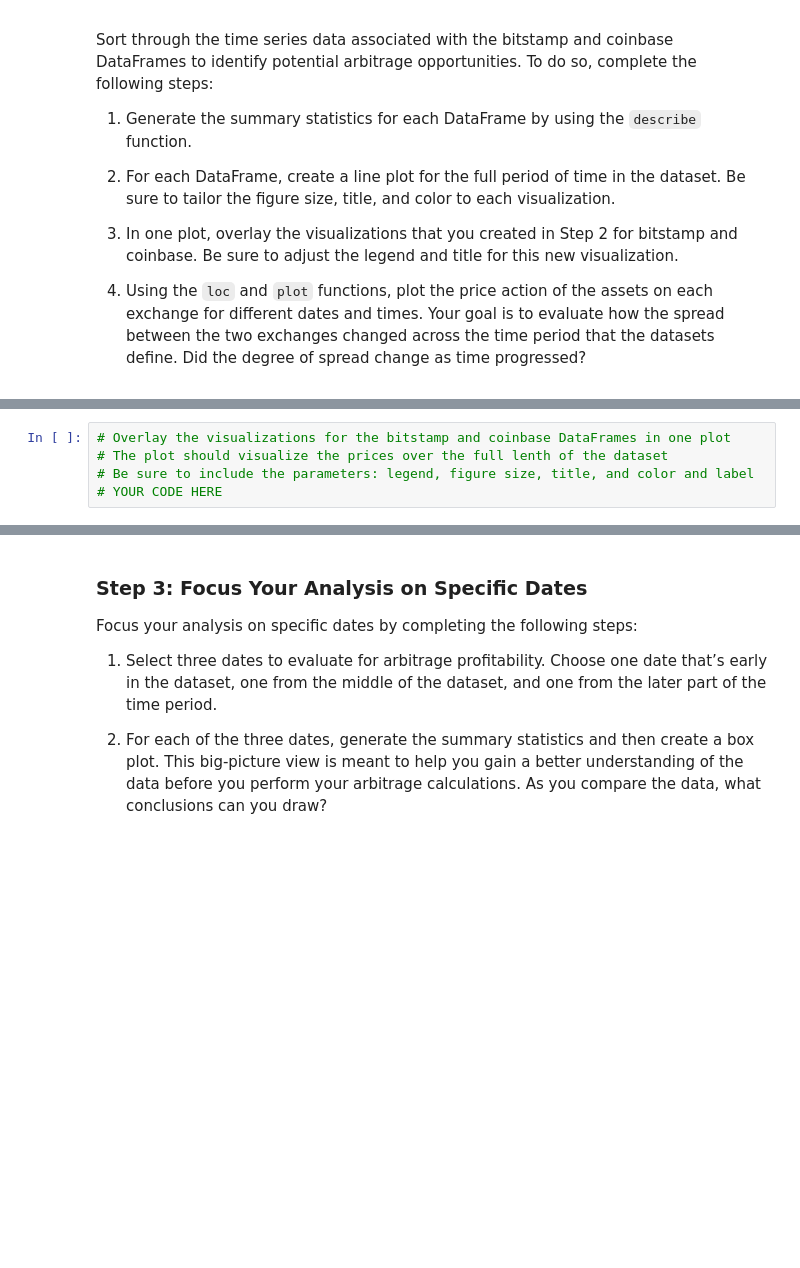
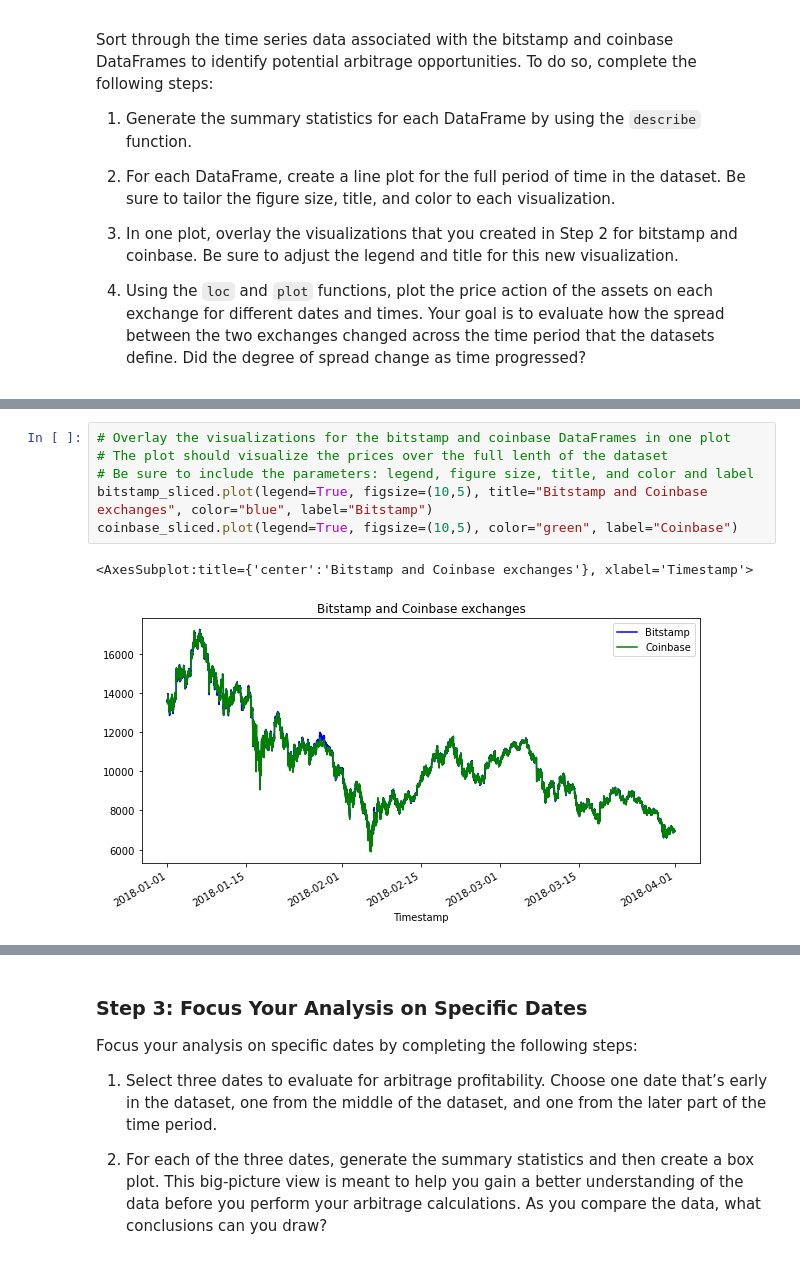
Before and after one commit to seberts12/Module-3-Challenge, a Jupyter notebook: Starter_code/crypto_arbitrage.ipynb, the cells around one changed output, grey strips where cells are left out. Drawn from its saved outputs; the diff is of its cells as text; blank space fills up the shorter version.

```diff
--- a/Starter_code/crypto_arbitrage.ipynb
+++ b/Starter_code/crypto_arbitrage.ipynb
@@ -188,8 +221,12 @@ Sort through the time series data associated with the bitstamp and coinbase Data
 # %%
 # Overlay the visualizations for the bitstamp and coinbase DataFrames in one plot
 # The plot should visualize the prices over the full lenth of the dataset
 # Be sure to include the parameters: legend, figure size, title, and color and label
-# YOUR CODE HERE
+bitstamp_sliced.plot(legend=True, figsize=(10,5), title="Bitstamp and Coinbase exchanges", color="blue", label="Bitstamp")
+coinbase_sliced.plot(legend=True, figsize=(10,5), color="green", label="Coinbase")
+# %% [output]
+<AxesSubplot:title={'center':'Bitstamp and Coinbase exchanges'}, xlabel='Timestamp'>
+[figure, added]
 # %%
 # Using the loc and plot functions, create an overlay plot that visualizes
 # the price action of both DataFrames for a one month period early in the dataset
```
Also changed, not shown: parts of 35 cells of this notebook.
